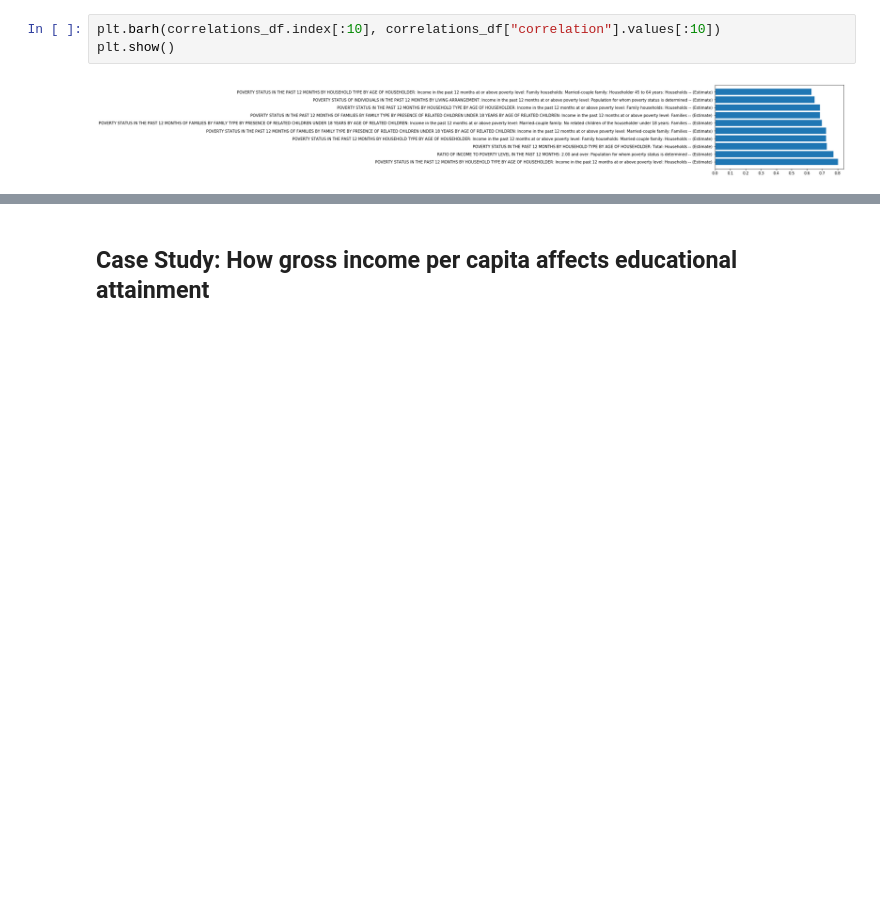
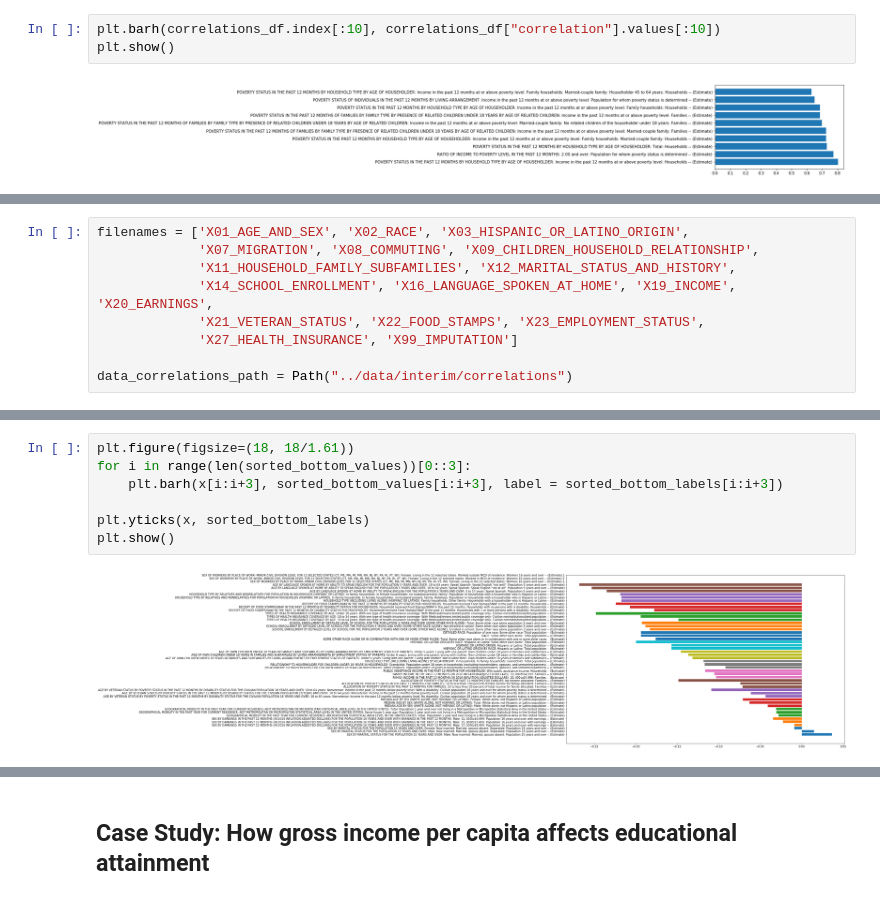
Before and after one commit to Tiger-Cross/AIHack18, a Jupyter notebook: notebooks/report.ipynb, the cells around one changed output, grey strips where cells are left out. Saved outputs shown, nothing was run; the diff lists cells and outputs as text; blank space fills up the shorter version.

```diff
--- a/notebooks/report.ipynb
+++ b/notebooks/report.ipynb
@@ -329,0 +325,9 @@ plt.show()
+# %%
+filenames = ['X01_AGE_AND_SEX', 'X02_RACE', 'X03_HISPANIC_OR_LATINO_ORIGIN',
+             'X07_MIGRATION', 'X08_COMMUTING', 'X09_CHILDREN_HOUSEHOLD_RELATIONSHIP',
+             'X11_HOUSEHOLD_FAMILY_SUBFAMILIES', 'X12_MARITAL_STATUS_AND_HISTORY',
+             'X14_SCHOOL_ENROLLMENT', 'X16_LANGUAGE_SPOKEN_AT_HOME', 'X19_INCOME', 'X20_EARNINGS',
+             'X21_VETERAN_STATUS', 'X22_FOOD_STAMPS', 'X23_EMPLOYMENT_STATUS',
+             'X27_HEALTH_INSURANCE', 'X99_IMPUTATION']
+
+data_correlations_path = Path("../data/interim/correlations")
@@ -329,0 +445,9 @@ plt.show()
+# %%
+plt.figure(figsize=(18, 18/1.61))
+for i in range(len(sorted_bottom_values))[0::3]:
+    plt.barh(x[i:i+3], sorted_bottom_values[i:i+3], label = sorted_bottom_labels[i:i+3])
+
+plt.yticks(x, sorted_bottom_labels)
+plt.show()
+# %% [output]
+[figure, added]
```
Also changed, not shown: parts of 6 cells of this notebook, 7 other files.
